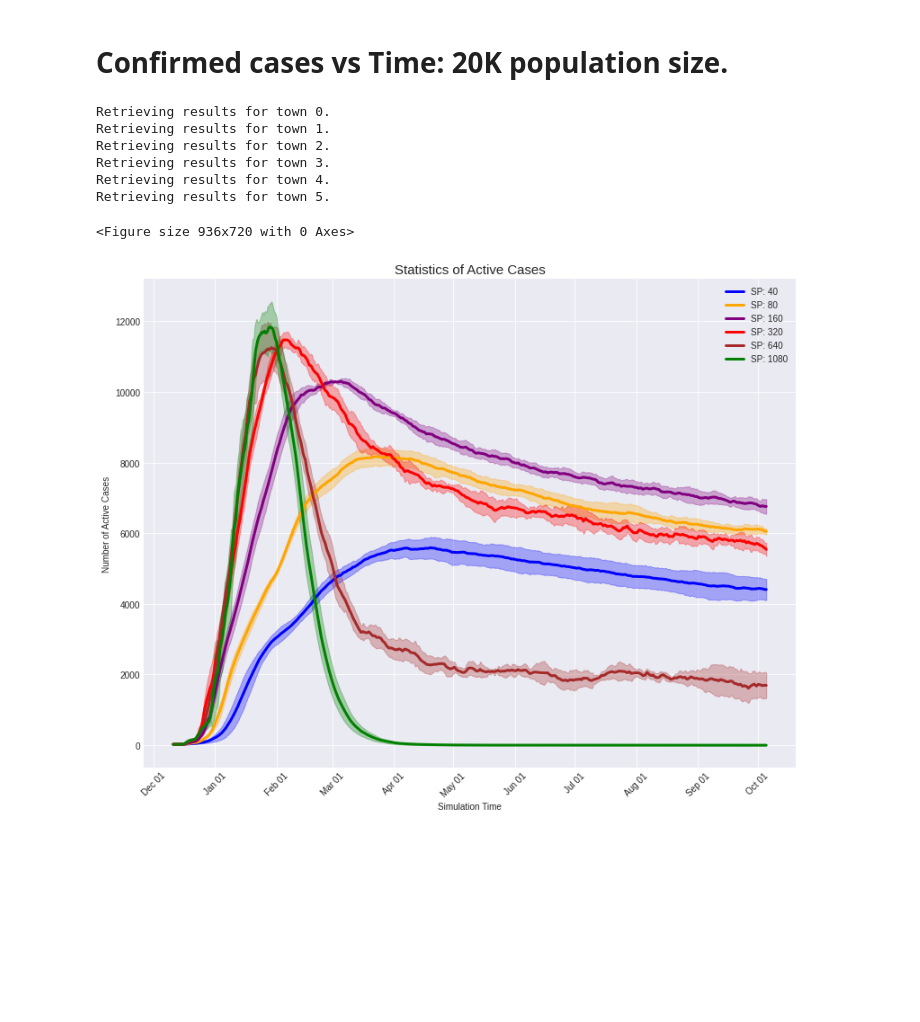
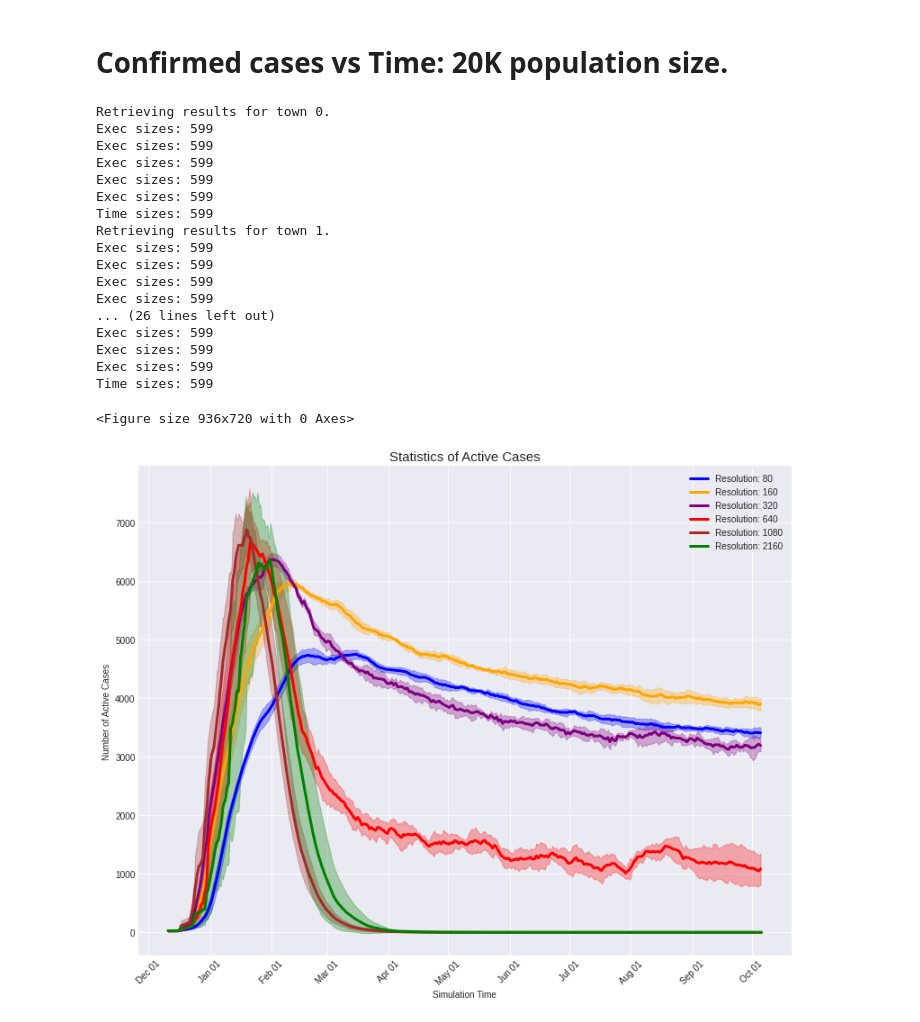
Before and after one commit to amehrjou/Pyfectious, a Jupyter notebook: cluster/Simulator_Clock_Plots.ipynb, the cells around one changed output. Cells and saved outputs as stored; diff of their text form; code cells hidden in the pictures; blank space fills up the shorter version.

Commit message:
Final spread_period experiments

```diff
--- a/cluster/Simulator_Clock_Plots.ipynb
+++ b/cluster/Simulator_Clock_Plots.ipynb
@@ -15,5 +15,5 @@ import os
 # 1. Read stored lists from csv file
 In this section, the data is parsed from the stored lists and prepared to be plotted.
 # %%
-towns_data_dict = build_experiment_results_data_dict(number_of_experiments=10, folder_name='clock_experiments', experiment_folder=None)
+towns_data_dict = build_experiment_results_data_dict(number_of_experiments=10, folder_name='cluster_experiments_clock_lesspop', experiment_folder="cluster_experiments_clock_lesspop")
 # %% [output]
@@ -65,7 +72,7 @@ towns_std_list = list()
 towns_average_list = list()
 colors = ['blue', 'orange', 'purple', 'red', 'brown', 'green', 'yellow', 'darkblue']
 labels = [10, 20, 40, 80 ,160 ,320 ,640 ,1080 ,2160 ,5320]
-towns_index_list = [2, 3, 4, 5, 6, 7]
+towns_index_list = [3, 4, 5, 6, 7, 8]
 
 for index, town_index in enumerate(towns_index_list):
     print(f'Retrieving results for town {index}.')
@@ -73,35 +80,46 @@ for index, town_index in enumerate(towns_index_list):
                                           town_index=town_index,
                                           execution_ids=seeds)
 
     data = np.average(df.drop('time', axis=1).values, axis=1)
     average_stats = np.convolve(data, np.ones((2,))/2, mode='valid')
 
     stds = list()
     for row in df.drop('time', axis=1).values:
         stds.append(np.std(row))
     stds = np.array(stds[: len(stds) - 1])
 
     plt.plot(df['time'][: len(df['time']) - 1],
              average_stats,
              color=colors[index], linewidth=3,
              label=f'Resolution: {labels[town_index]}')
 
     plt.fill_between(df['time'][: len(df['time']) - 1],
                  average_stats - stds,
                  average_stats + stds,
                  color=colors[index], alpha=0.3)
 
 set_plot_styles(title=r'Statistics of Active Cases',
                 x_label=r'Simulation Time',
                 y_label=r'Number of Active Cases',
                 legend_location= 'upper right',
                 save_file_name='Spread_Period_Effect.pdf')
 # %% [output]
 Retrieving results for town 0.
+Exec sizes: 599
+Exec sizes: 599
+Exec sizes: 599
+Exec sizes: 599
+Exec sizes: 599
+Time sizes: 599
 Retrieving results for town 1.
-Retrieving results for town 2.
-Retrieving results for town 3.
-Retrieving results for town 4.
-Retrieving results for town 5.
+Exec sizes: 599
+Exec sizes: 599
+Exec sizes: 599
+Exec sizes: 599
+... (26 lines left out)
+Exec sizes: 599
+Exec sizes: 599
+Exec sizes: 599
+Time sizes: 599
 <Figure size 936x720 with 0 Axes>
-[figure, old version]
+[figure, new version]
```
Also changed, not shown: parts of 1 cell of this notebook, 8 other files.
